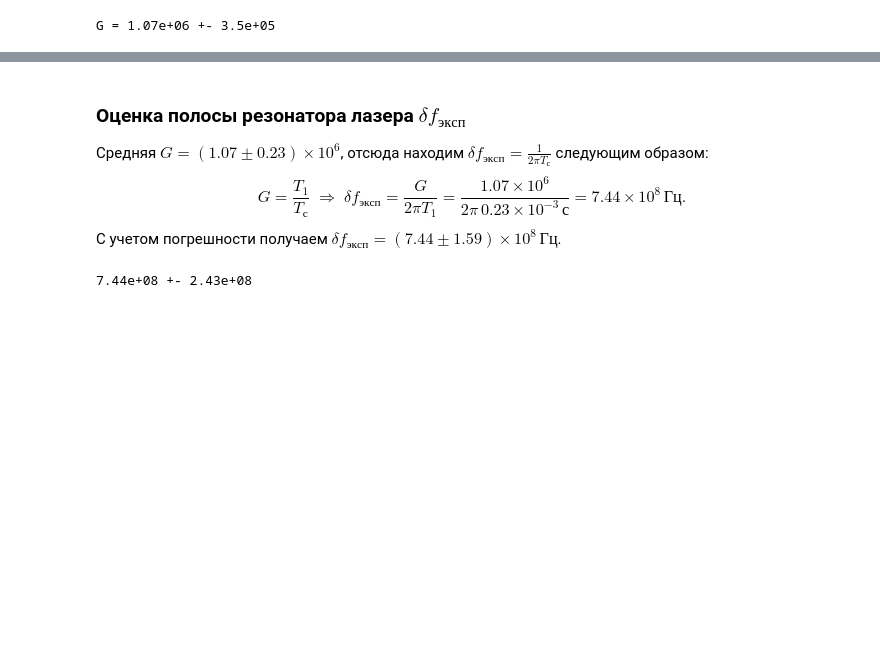
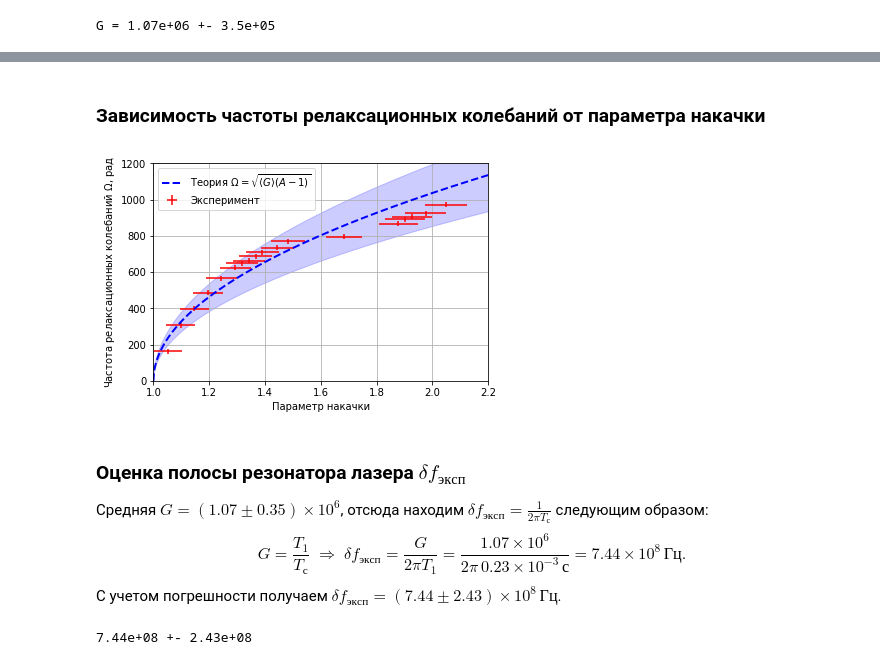
Before and after one commit to MrKozelberg/low_freq, a Jupyter notebook: scripts/script.ipynb, the cells around one changed output, grey strips where cells are left out. Saved outputs shown, nothing was run; the diff lists cells and outputs as text; code cells hidden in the pictures; blank space fills up the shorter version.

```diff
--- a/scripts/script.ipynb
+++ b/scripts/script.ipynb
@@ -143,11 +131,39 @@ G = 1.07e+06 +- 3.5e+05
+# %% [markdown]
+### Зависимость частоты релаксационных колебаний от параметра накачки
+# %%
+fig = plt.figure()
+ax = fig.add_subplot(1, 1, 1)
+
+ax.errorbar(A_2, Omega, xerr=A_2_err, yerr=Omega_err, label='Эксперимент',
+            ls='', color='red', ms=4)
+ax.plot(np.linspace(1,2.5,1000), np.sqrt(G.mean()*(np.linspace(1,2.5,1000)-1)),
+        label=r'Теория $\Omega=\sqrt{\langle G \rangle (A-1)}$', color='blue', lw=2, ls='--')
+ax.fill_between(np.linspace(1,2.5,1000), np.sqrt((G.mean()-0.35e6)*(np.linspace(1,2.5,1000)-1)),
+        np.sqrt((G.mean()+0.35e6)*(np.linspace(1,2.5,1000)-1)), alpha=0.2, color='blue')
+
+#p1 = np.poly1d(np.polyfit(A, p_iz, 1))
+#ax.plot(A, p1(A), color='black', linestyle='-', label='Лин. аппроксим.', lw=1)
+
+ax.set_ylabel(r'Частота релаксационных колебаний $\Omega$, рад')
+ax.set_xlabel('Параметр накачки')
+
+ax.set_xlim([1,2.2])
+ax.set_ylim([0, 1200])
+
+ax.grid()
+ax.legend()
+
+fig.savefig('../figures/Omega_vs_A.png', dpi=300, bbox_inches='tight')
+# %% [output]
+[figure, added]
 # %% [markdown]
 ### Оценка полосы резонатора лазера $\delta f_{эксп}$
 
-Средняя $G=(1.07 \pm 0.23)\times10^{6}$, отсюда находим $\delta f_{эксп} = \frac{1}{2\pi T_\text{с}}$ следующим образом:
+Средняя $G=(1.07 \pm 0.35)\times10^{6}$, отсюда находим $\delta f_{эксп} = \frac{1}{2\pi T_\text{с}}$ следующим образом:
 $$
 G = \frac{T_1}{T_\text{с}}\; \Longrightarrow \; \delta f_{эксп} = \frac{G}{2\pi T_1} = \frac{1.07\times10^6}{2 \pi\, 0.23\times10^{-3}\,\text{с}} = 7.44\times10^8\, \text{Гц}.
 $$
-С учетом погрешности получаем $\delta f_{эксп} = (7.44\pm1.59)\times10^8\,\text{Гц}$.
+С учетом погрешности получаем $\delta f_{эксп} = (7.44\pm2.43)\times10^8\,\text{Гц}$.
 # %%
 print(f'{G.mean() / (2 * np.pi * 0.23e-3):.3} +- {np.sqrt(G.std()**2 + G_err.mean()**2) / (2 * np.pi * 0.23e-3):.3}')
 # %% [output]
```
Also changed, not shown: parts of 8 cells of this notebook, 7 other files.
